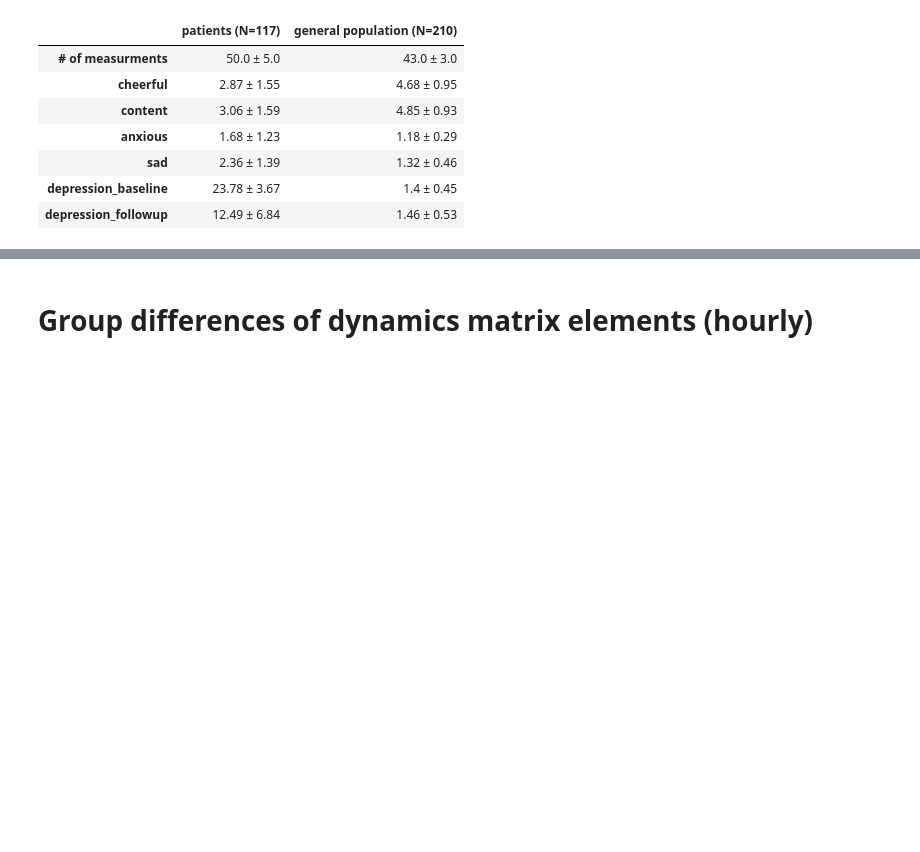
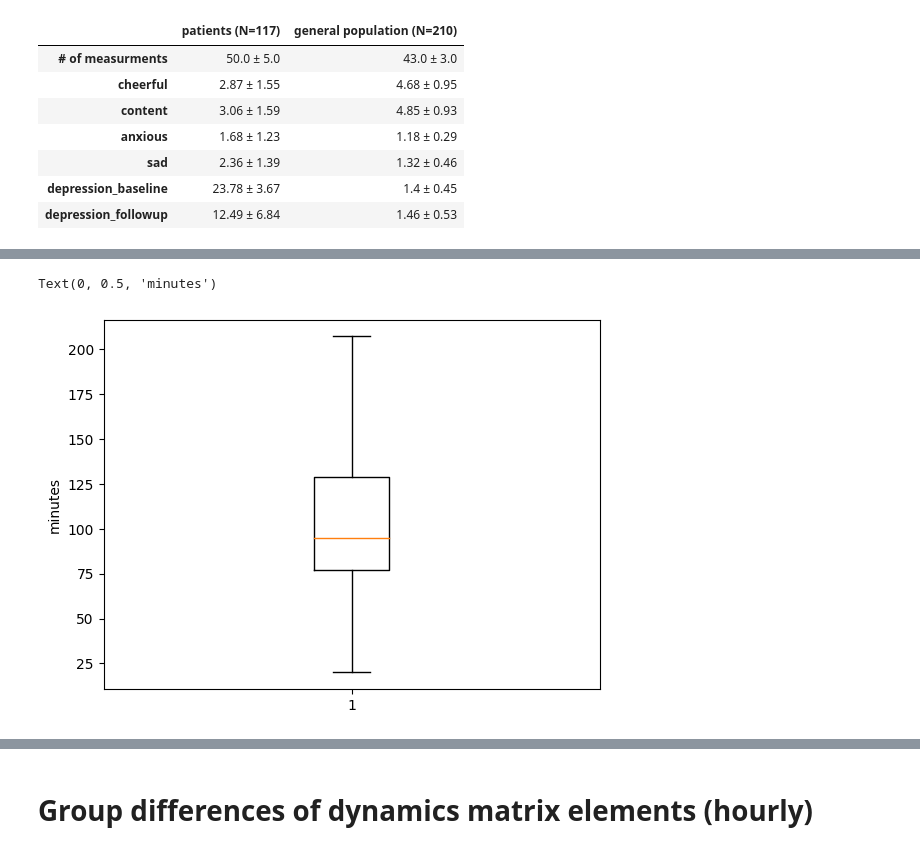
Before and after one commit to jolandamalamud/esmssm_public, a Jupyter notebook: code/python/analysis_leemput_dataset.ipynb, the cells around one changed output, grey strips where cells are left out. Drawn from its saved outputs; the diff is of its cells as text; code cells hidden in the pictures; blank space fills up the shorter version.

```diff
--- a/code/python/analysis_leemput_dataset.ipynb
+++ b/code/python/analysis_leemput_dataset.ipynb
@@ -117,0 +141,6 @@ dynamics, basic_char = prep.extract_dynamic_features(data)
+# %%
+plt.boxplot(timegaps, showfliers=False);
+plt.ylabel('minutes')
+# %% [output]
+Text(0, 0.5, 'minutes')
+[figure, added]
```
Also changed, not shown: parts of 6 cells of this notebook.
